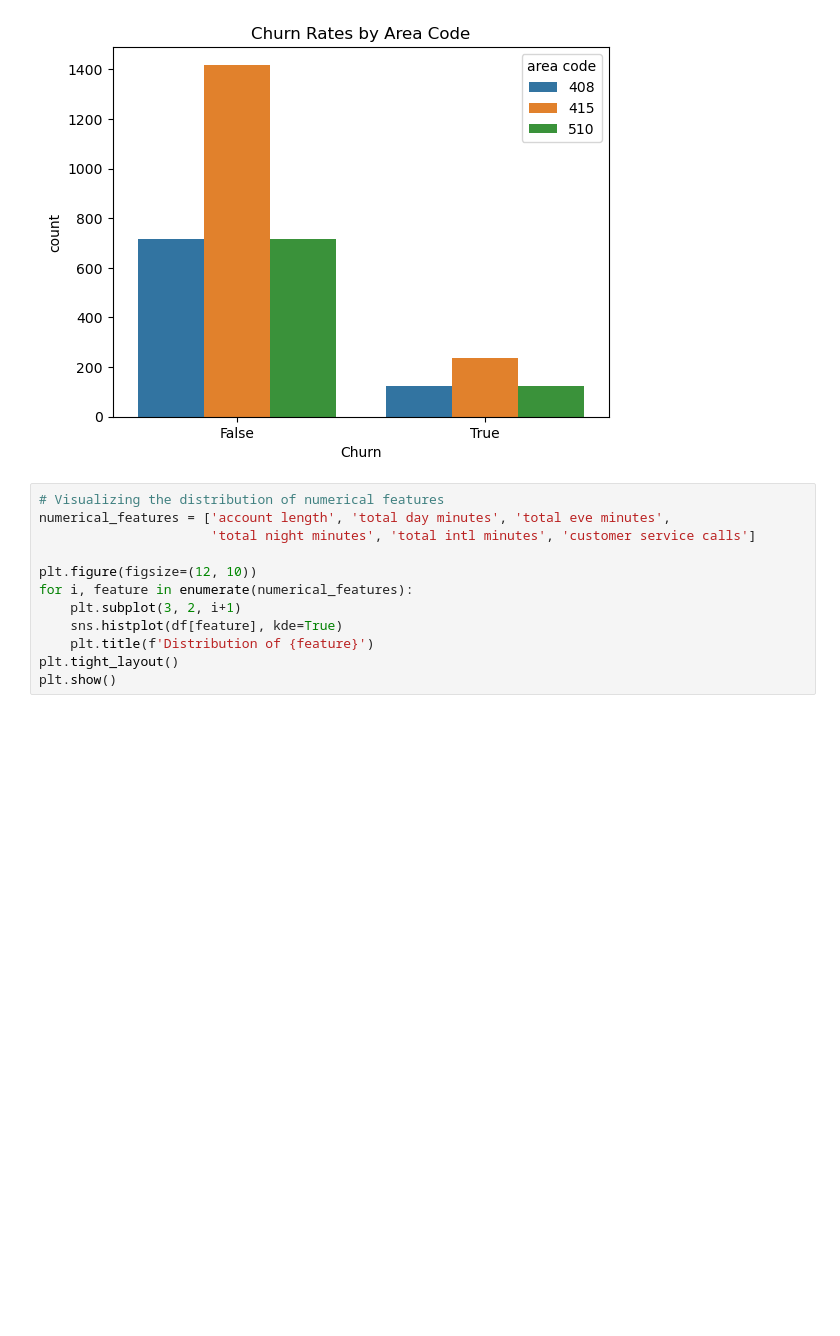
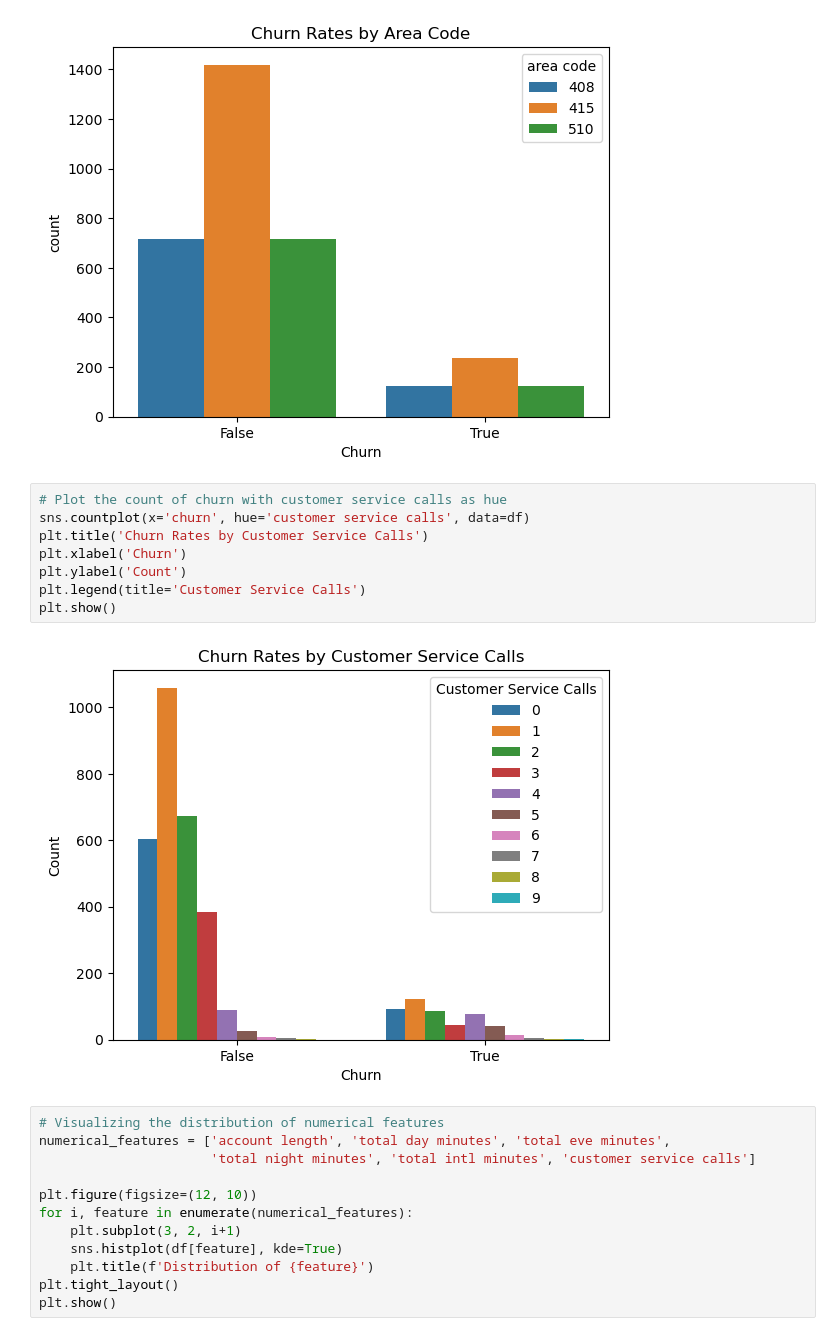
Before and after one commit to SammyGichuru/PHASE_3_PROJECT, a Jupyter notebook: PHASE 3 PROJECT.ipynb, the cells around one changed output. Cells and saved outputs as stored; diff of their text form; blank space fills up the shorter version.

```diff
--- a/PHASE 3 PROJECT.ipynb
+++ b/PHASE 3 PROJECT.ipynb
@@ -273,6 +273,16 @@ plt.xlabel('Churn')
 # %% [output]
 Text(0.5, 0, 'Churn')
 [figure]
+# %%
+# Plot the count of churn with customer service calls as hue
+sns.countplot(x='churn', hue='customer service calls', data=df)
+plt.title('Churn Rates by Customer Service Calls')
+plt.xlabel('Churn')
+plt.ylabel('Count')
+plt.legend(title='Customer Service Calls')
+plt.show()
+# %% [output]
+[figure, added]
 # %%
 # Visualizing the distribution of numerical features
 numerical_features = ['account length', 'total day minutes', 'total eve minutes',
```
Also changed, not shown: parts of 31 cells of this notebook, 2 other files.
